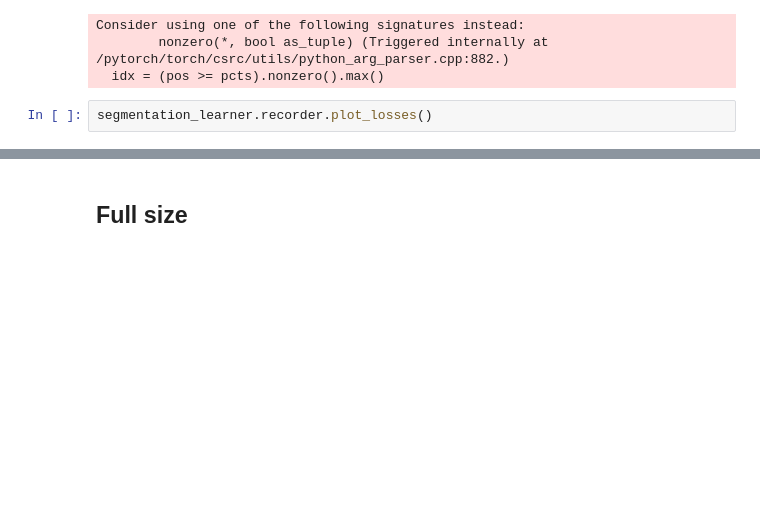
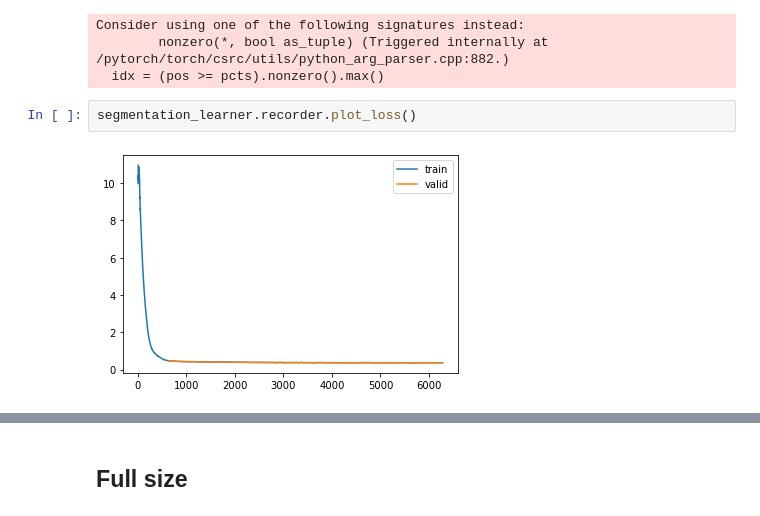
Before and after one commit to marcomatteo/steel_segmentation, a Jupyter notebook: training_nbs/FastAI-UNET-XResNeXt.ipynb, the cells around one changed output, grey strips where cells are left out. Saved outputs shown, nothing was run; the diff lists cells and outputs as text; blank space fills up the shorter version.

```diff
--- a/training_notebooks/FastAI-UNET-XResNeXt.ipynb
+++ b/training_nbs/FastAI-UNET-XResNeXt.ipynb
@@ -229,4 +230,6 @@ Consider using one of the following signatures instead:
         nonzero(*, bool as_tuple) (Triggered internally at  /pytorch/torch/csrc/utils/python_arg_parser.cpp:882.)
   idx = (pos >= pcts).nonzero().max()
 # %%
-segmentation_learner.recorder.plot_losses()
+segmentation_learner.recorder.plot_loss()
+# %% [output]
+[figure, added]
```
Also changed, not shown: parts of 6 cells of this notebook, 26 other files.
